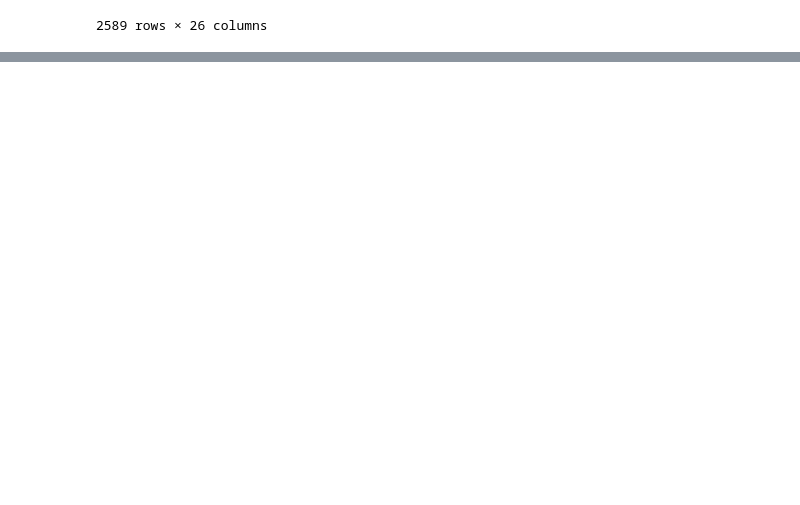
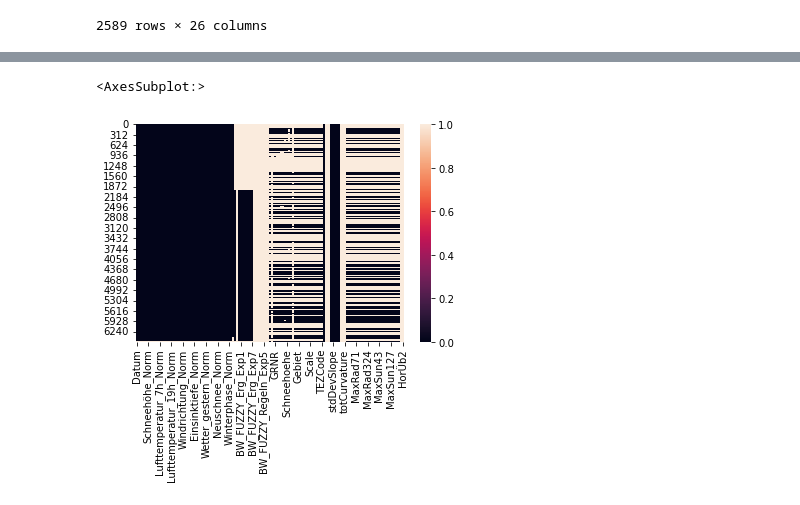
Before and after one commit to maximilianknuerr/Master-Thesis-Avalanche-Prediction, a Jupyter notebook: Avalanche Prediciton/reformatdata.ipynb, the cells around one changed output, grey strips where cells are left out. Drawn from its saved outputs; the diff is of its cells as text; code cells hidden in the pictures; blank space fills up the shorter version.

```diff
--- a/Avalanche Prediciton/reformatdata.ipynb
+++ b/Avalanche Prediciton/reformatdata.ipynb
@@ -128,7 +128,7 @@ lawinen
 # %%
 lawinen.to_csv('newData/lawinen_abgänge.csv', index=True)
 # %%
-mooser_wetter_daten = pd.read_csv('data/Mooser_Wetter_Daten.csv', sep=';')
+mooser_wetter_daten = pd.read_csv('data/Mooser_Wetter_Daten.csv')
 mooser_wetter_daten
 # %% [output]
 |  | Datum | Intervall | Lawinengrad | Lawinengrad_Norm | Lawinengrad_Gew | Schneehöhe | Schneehöhe_Norm | ... |
@@ -172,12 +172,13 @@ gesamt_df
 
 for i in gesamt_df.index:
     if(pd.isnull(gesamt_df['meanExpo'][i])):
-        gesamt_df['meanExpo'][i] = TOPP.sample(1)['meanExpo'].values[0]
-        gesamt_df['meanSlope'][i] = TOPP.sample(1)['meanSlope'].values[0]
-        gesamt_df['stdDevSlope'][i] = TOPP.sample(1)['stdDevSlope'].values[0]
-        gesamt_df['MinSlope'][i] = TOPP.sample(1)['MinSlope'].values[0]
-        gesamt_df['MaxSlope'][i] = TOPP.sample(1)['MaxSlope'].values[0]
-        gesamt_df['Altitude'][i] = TOPP.sample(1)['Altitude'].values[0]
+        sample = TOPP.sample(1)
+        gesamt_df['meanExpo'][i] = sample['meanExpo'].values[0]
+        gesamt_df['meanSlope'][i] = sample['meanSlope'].values[0]
+        gesamt_df['stdDevSlope'][i] = sample['stdDevSlope'].values[0]
+        gesamt_df['MinSlope'][i] = sample['MinSlope'].values[0]
+        gesamt_df['MaxSlope'][i] = sample['MaxSlope'].values[0]
+        gesamt_df['Altitude'][i] = sample['Altitude'].values[0]
 gesamt_df
 # %% [output]
 A value is trying to be set on a copy of a slice from a DataFrame
@@ -212,0 +214,7 @@ See the caveats in the documentation: https://pandas.pydata.org/pandas-docs/stab
+# %%
+import seaborn as sns
+
+sns.heatmap(gesamt_df.isna())
+# %% [output]
+<AxesSubplot:>
+[figure, added]
```
Also changed, not shown: parts of 6 cells of this notebook, 7 other files.
